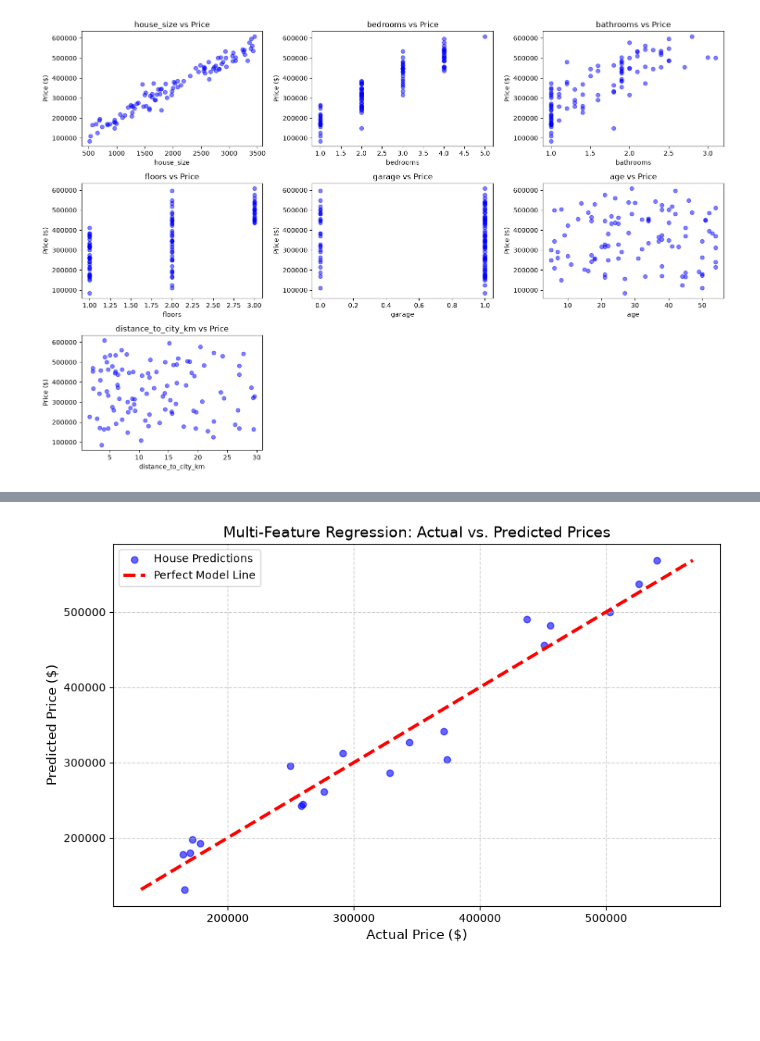
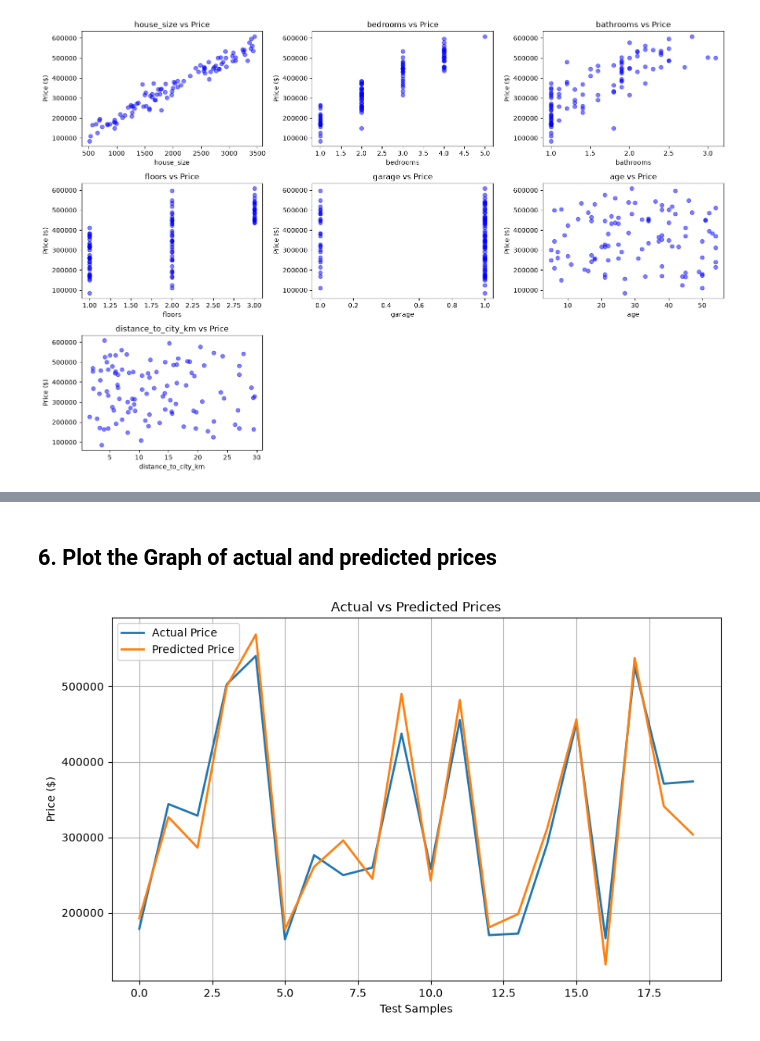
Before and after one commit to dawoodafzal62138/My-ML-Journey, a Jupyter notebook: Phase 2/Projects/Linear Regression from scratch/LR_many feature.ipynb, the cells around one changed output, grey strips where cells are left out. Saved outputs shown, nothing was run; the diff lists cells and outputs as text; code cells hidden in the pictures; blank space fills up the shorter version.

Commit message:
[Linear Regression from scratch ] proper Markdown cells added for both notebook

```diff
--- a/Phase 2/Projects/Linear Regression from scratch/LR_many feature.ipynb
+++ b/Phase 2/Projects/Linear Regression from scratch/LR_many feature.ipynb
@@ -165,33 +214,26 @@ Actual : 576817 | Predicted : 537700.2617245107
 Actual : 534813 | Predicted : 341130.14869472996
 Actual : 317395 | Predicted : 303481.58945252915
 MAE = $24,869
+# %% [markdown]
+## 6. Plot the Graph of actual and predicted prices
 # %%
-import matplotlib.pyplot as plt
-import numpy as np
 
-# 1. Ensure actual_prices_test and Y_predict are flattened 1D arrays
+
+# Flatten arrays
 actuals = np.array(actual_prices_test).flatten()
 predictions = np.array(Y_predict).flatten()
 
-# 2. Create the scatter plot
-plt.figure(figsize=(10, 6))
-plt.scatter(actuals, predictions, alpha=0.6, color="blue", label="House Predictions")
+plt.figure(figsize=(10,6))
 
-# 3. Draw the "Perfect Prediction" diagonal line
-# We find the min and max values to know where to start and end the line
-min_val = min(actuals.min(), predictions.min())
-max_val = max(actuals.max(), predictions.max())
+plt.plot(actuals, label="Actual Price", linewidth=2)
+plt.plot(predictions, label="Predicted Price", linewidth=2)
 
-plt.plot([min_val, max_val], [min_val, max_val], color="red", linewidth=3, linestyle="--", label="Perfect Model Line")
+plt.xlabel("Test Samples")
+plt.ylabel("Price ($)")
+plt.title("Actual vs Predicted Prices")
+plt.legend()
+plt.grid(True)
 
-# 4. Add labels and title
-plt.xlabel("Actual Price ($)", fontsize=12)
-plt.ylabel("Predicted Price ($)", fontsize=12)
-plt.title("Multi-Feature Regression: Actual vs. Predicted Prices", fontsize=14)
-plt.legend(loc="upper left")
-plt.grid(True, linestyle="--", alpha=0.6)
-
-# 5. Show plot
 plt.show()
 # %% [output]
-[figure, old version]
+[figure, new version]
```
Also changed, not shown: parts of 8 cells of this notebook, 1 other file.
